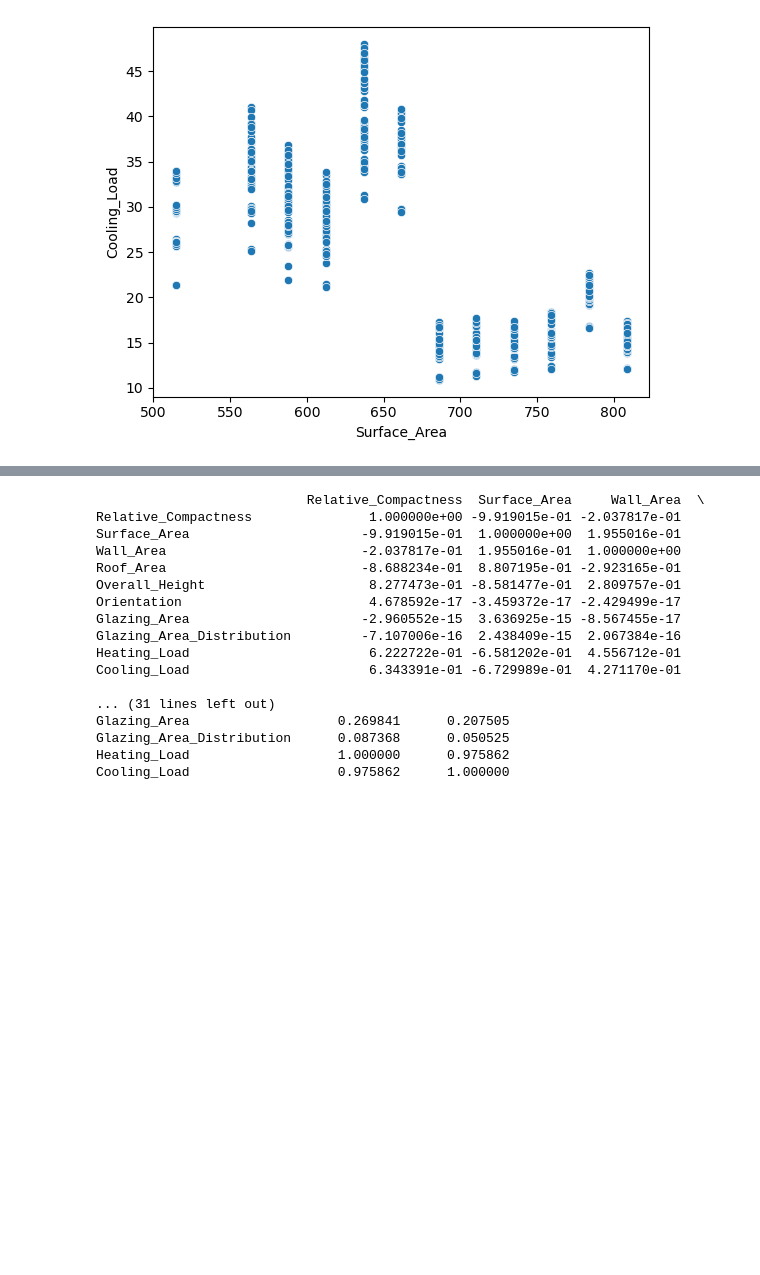
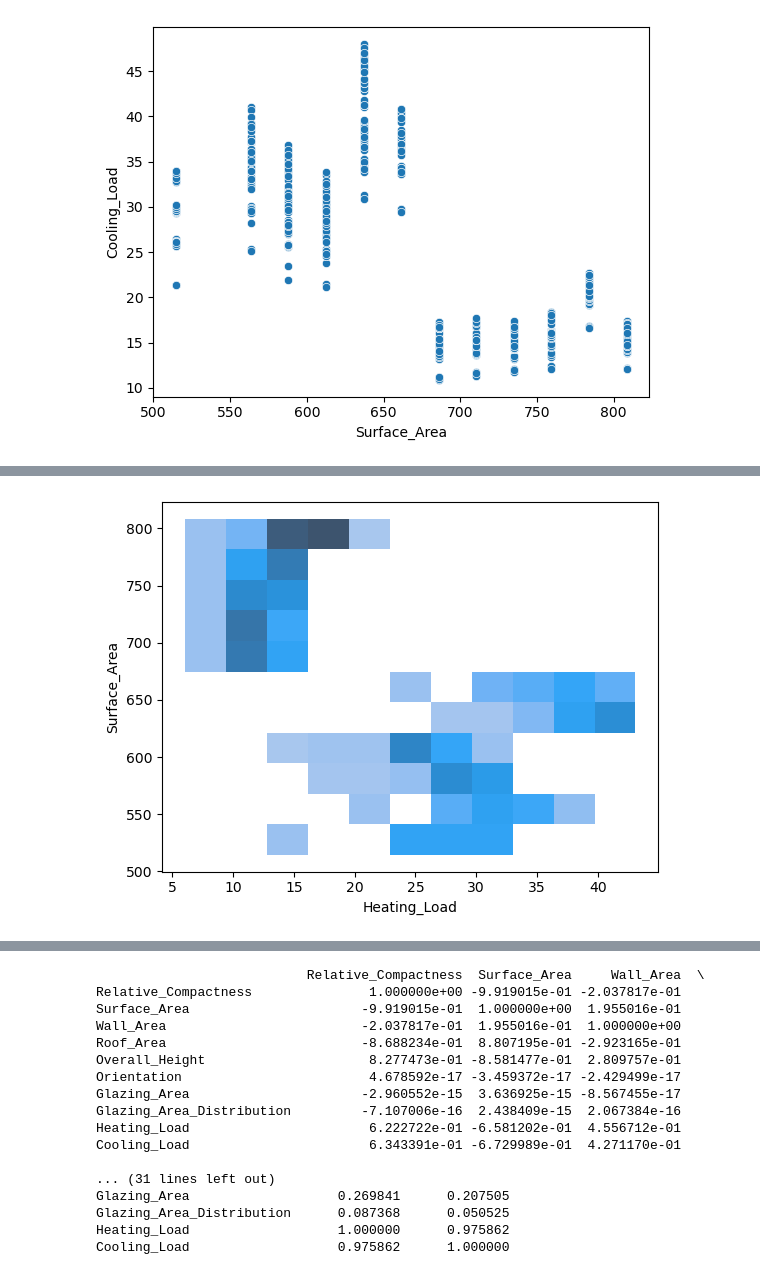
Before and after one commit to nonlinearcreative/Capstone_Energy_Efficiency, a Jupyter notebook: Energy Efficiency of Residential Buildings - Capstone.ipynb, the cells around one changed output, grey strips where cells are left out. Saved outputs shown, nothing was run; the diff lists cells and outputs as text; code cells hidden in the pictures; blank space fills up the shorter version.

```diff
--- a/Energy Efficiency of Residential Buildings - Capstone.ipynb
+++ b/Energy Efficiency of Residential Buildings - Capstone.ipynb
@@ -72,9 +72,9 @@ sns.scatterplot(x = df["Surface_Area"], y = df["Cooling_Load"]);
 # %% [output]
 [figure]
 # %%
-selected_features = ['Surface_Area', 'Glazing_Area', 'Overall_Height', 'Cooling_Load']
+selected_features = ['Surface_Area', 'Glazing_Area', 'Overall_Height', 'Cooling_Load', 'Heating_Load']
 subset_df = df[selected_features]
 
-sns.pairplot(subset_df, hue='Cooling_Load', markers=["o", "s"])
+sns.pairplot(df, hue='Heating_Load')
 plt.show()
 # %% [output]
@@ -82,3 +87,8 @@ plt.show()
+# %%
+sns.histplot(subset_df, x=subset_df['Heating_Load'],y=subset_df['Surface_Area'])
+plt.show()
+# %% [output]
+[figure, added]
 # %%
 #sns.pairplot(df, hue=df["Cooling_Load"])
 #sns.pairplot(df, hue='Cooling_Load', markers=["o", "s"], kind='scatter')
```
Also changed, not shown: parts of 4 cells of this notebook, 1 other file.
